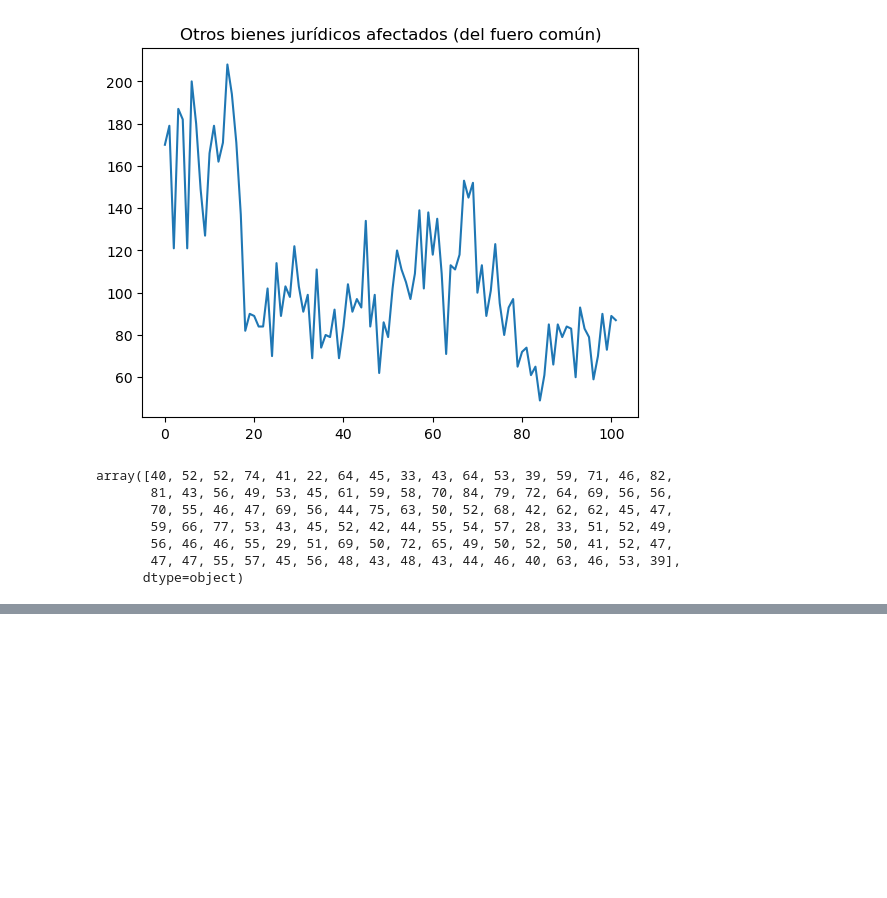
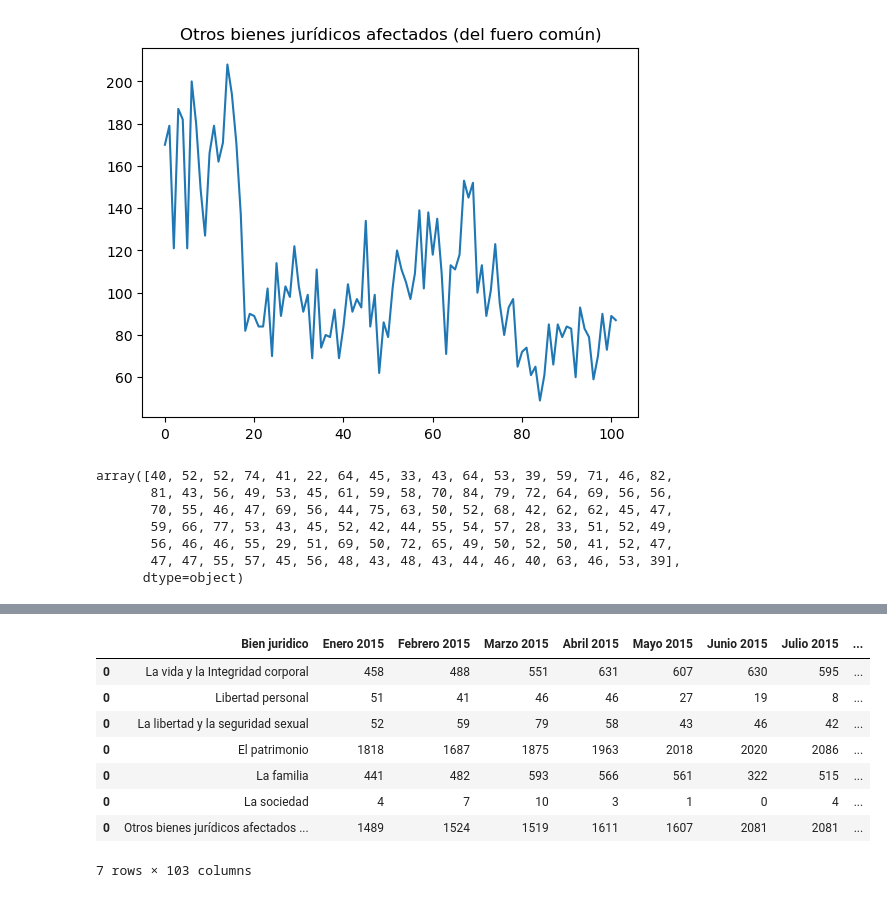
Before and after one commit to dionicio-alberto/Incidencia-delictiva-en-Tabasco, a Jupyter notebook: Notebooks/1_0_limpieza_datos.ipynb, the cells around one changed output, grey strips where cells are left out. Saved outputs shown, nothing was run; the diff lists cells and outputs as text; code cells hidden in the pictures; blank space fills up the shorter version.

```diff
--- a/Notebooks/1_0_limpieza_datos.ipynb
+++ b/Notebooks/1_0_limpieza_datos.ipynb
@@ -220,0 +264,12 @@ array([40, 52, 52, 74, 41, 22, 64, 45, 33, 43, 64, 53, 39, 59, 71, 46, 82,
+# %%
+df_bienes_tabasco
+# %% [output]
+|  | Bien juridico | Enero 2015 | Febrero 2015 | Marzo 2015 | Abril 2015 | Mayo 2015 | Junio 2015 | Julio 2015 | ... |
+| 0 | La vida y la Integridad corporal | 458 | 488 | 551 | 631 | 607 | 630 | 595 | ... |
+| 0 | Libertad personal | 51 | 41 | 46 | 46 | 27 | 19 | 8 | ... |
+| 0 | La libertad y la seguridad sexual | 52 | 59 | 79 | 58 | 43 | 46 | 42 | ... |
+| 0 | El patrimonio | 1818 | 1687 | 1875 | 1963 | 2018 | 2020 | 2086 | ... |
+| 0 | La familia | 441 | 482 | 593 | 566 | 561 | 322 | 515 | ... |
+| 0 | La sociedad | 4 | 7 | 10 | 3 | 1 | 0 | 4 | ... |
+| 0 | Otros bienes jurídicos afectados ... | 1489 | 1524 | 1519 | 1611 | 1607 | 2081 | 2081 | ... |
+7 rows × 103 columns
```
Also changed, not shown: parts of 10 cells of this notebook.
